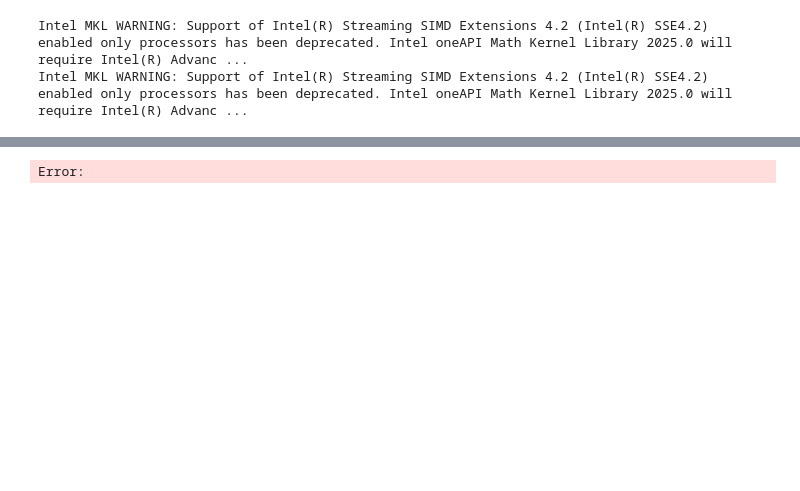
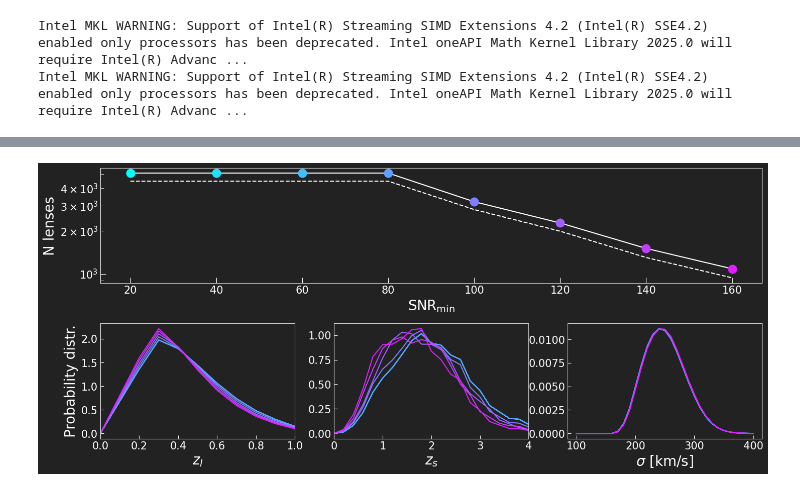
Before and after one commit to Ferr013/GALESS, a Jupyter notebook: examples/basic_example.ipynb, the cells around one changed output, grey strips where cells are left out. Drawn from its saved outputs; the diff is of its cells as text; code cells hidden in the pictures; blank space fills up the shorter version.

```diff
--- a/examples/basic_example.ipynb
+++ b/examples/basic_example.ipynb
@@ -707,7 +761,7 @@ gal_num_vs_mcut, gal_num_vs_mcut_LL = np.zeros(0), np.zeros(0)
 for SNRid, min_SNR in enumerate(min_SNR_array):
     title = _title_ + str(SNRid)
     try:
-        raise(ValueError)
+        #raise(ValueError)
         matrix_LL, Theta_E_LL, prob_LL, matrix_noLL, Theta_E_noLL, prob_noLL = utils.load_pickled_files(title)
     except ValueError:
         #print('FILE do NOT exist - RUNNING MODEL')
@@ -761,34 +815,34 @@ for SNRid, min_SNR in enumerate(min_SNR_array):
         ax4.plot(sg_array_CFHTLS, P_sg_LL, c=ccc, ls='--')
 
 #ax1.set_xscale('log')
 ax1.set_yscale('log')
 #ax1.set_xlim((2.8,10.2))
 ax2.set_xlim((0,1.))
 ax3.set_xlim((0,4.))
 
 __size_labels__, __size_ticks__ = 20, 15
 ax1.set_xlabel(r'SNR$_\text{min}$', fontsize=__size_labels__)
 ax1.set_ylabel(r'N lenses' , fontsize=__size_labels__)
 ax2.set_xlabel(r'$z_l$'    , fontsize=__size_labels__)
 ax3.set_xlabel(r'$z_s$'    , fontsize=__size_labels__)
 ax4.set_xlabel(r'$\sigma$ [km/s]', fontsize=__size_labels__)
 if(0):
     ax2.set_ylabel(r'$dP/dz_l$', fontsize=__size_labels__)
     ax3.set_ylabel(r'$dP/dz_s$', fontsize=__size_labels__)
     ax4.set_ylabel(r'$dP/d\sigma$'   , fontsize=__size_labels__)
 else:
     ax2.set_ylabel(r'Probability distr.', fontsize=__size_labels__)
 
 ax1.tick_params(axis='both', which = 'major', labelsize=__size_ticks__, direction = 'in', length = 8)
 ax1.tick_params(axis='both', which = 'minor', labelsize=__size_ticks__, direction = 'in', length = 5)
 
 ax2.tick_params(axis='both', which = 'both', labelsize=__size_ticks__, direction = 'in', length = 5)
 ax3.tick_params(axis='both', which = 'both', labelsize=__size_ticks__, direction = 'in', length = 5)
 ax4.tick_params(axis='both', which = 'both', labelsize=__size_ticks__, direction = 'in', length = 5)
 
 plt.show()
 # %% [output]
-Error:
+[figure, added]
 # %%
 title = 'DES i band'
 matrix_LL, Theta_E_LL, prob_LL, matrix_noLL, Theta_E_noLL, prob_noLL = utils.load_pickled_files(title)
```
Also changed, not shown: parts of 17 cells of this notebook.
